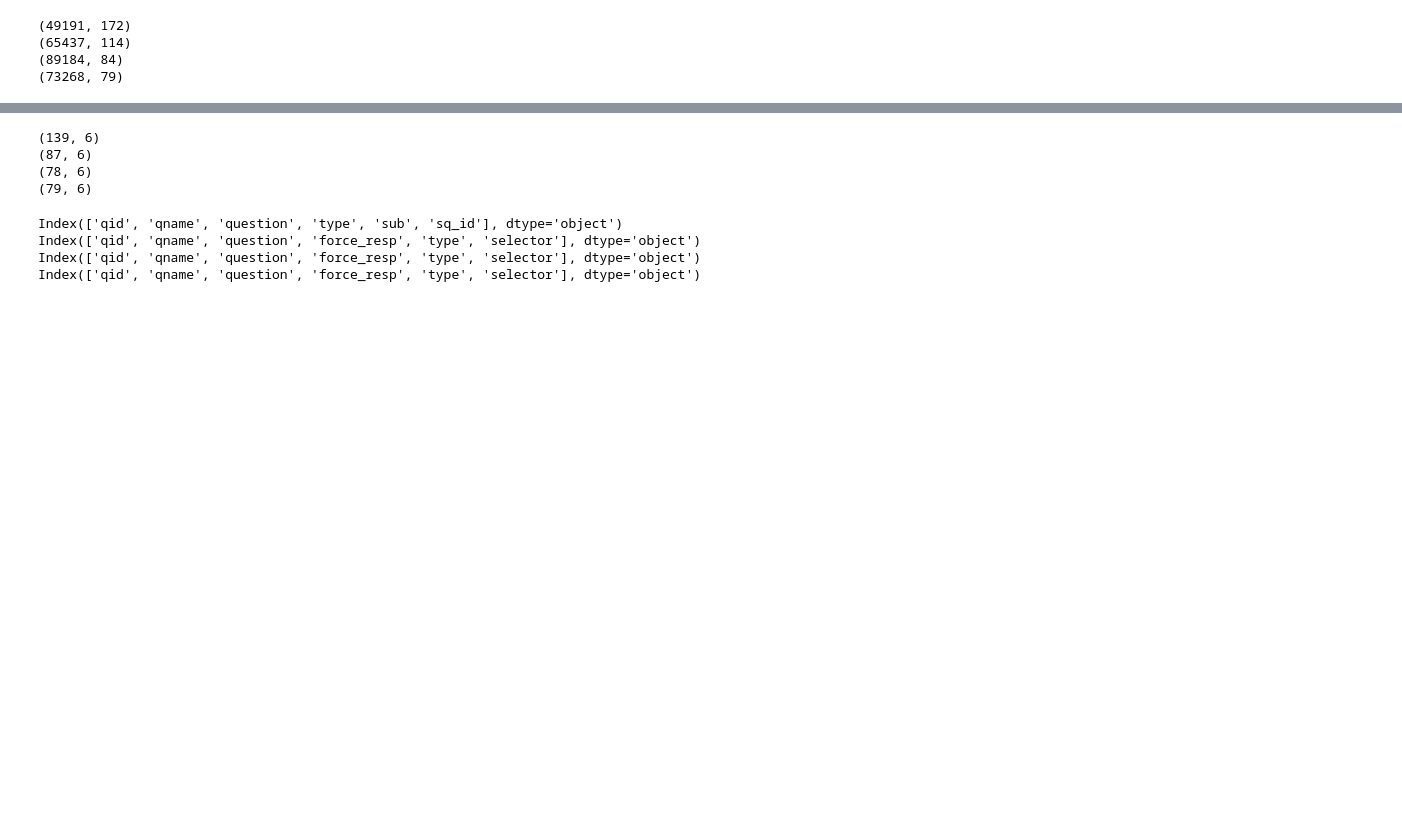
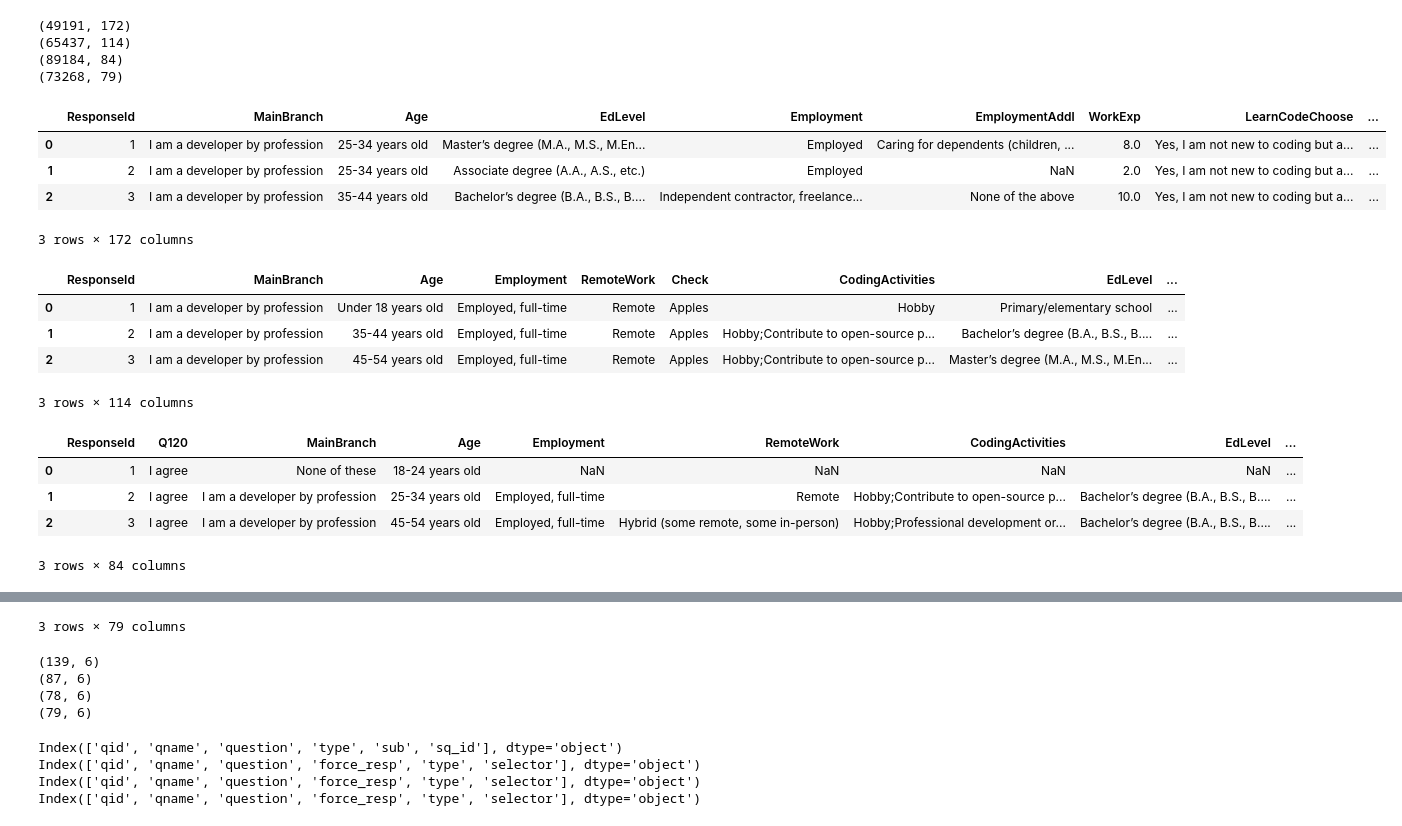
Before and after one commit to Olga13579/Data_Circle_Project-Stack_Overflow, a Jupyter notebook: Data_Circle_Project_Stack_Overflow.ipynb, the cells around one changed output, grey strips where cells are left out. Saved outputs shown, nothing was run; the diff lists cells and outputs as text; code cells hidden in the pictures; blank space fills up the shorter version.

```diff
--- a/Data_Circle_Project_Stack_Overflow.ipynb
+++ b/Data_Circle_Project_Stack_Overflow.ipynb
@@ -25,3 +25,24 @@ print(df22.shape)
 (65437, 114)
 (89184, 84)
 (73268, 79)
+# %%
+display(df25.head(3))
+display(df24.head(3))
+display(df23.head(3))
+display(df22.head(3))
+# %% [output]
+|  | ResponseId | MainBranch | Age | EdLevel | Employment | EmploymentAddl | WorkExp | LearnCodeChoose | ... |
+| 0 | 1 | I am a developer by profession | 25-34 years old | Master’s degree (M.A., M.S., M.En... | Employed | Caring for dependents (children, ... | 8.0 | Yes, I am not new to coding but a... | ... |
+| 1 | 2 | I am a developer by profession | 25-34 years old | Associate degree (A.A., A.S., etc.) | Employed | NaN | 2.0 | Yes, I am not new to coding but a... | ... |
+| 2 | 3 | I am a developer by profession | 35-44 years old | Bachelor’s degree (B.A., B.S., B.... | Independent contractor, freelance... | None of the above | 10.0 | Yes, I am not new to coding but a... | ... |
+3 rows × 172 columns
+|  | ResponseId | MainBranch | Age | Employment | RemoteWork | Check | CodingActivities | EdLevel | ... |
+| 0 | 1 | I am a developer by profession | Under 18 years old | Employed, full-time | Remote | Apples | Hobby | Primary/elementary school | ... |
+| 1 | 2 | I am a developer by profession | 35-44 years old | Employed, full-time | Remote | Apples | Hobby;Contribute to open-source p... | Bachelor’s degree (B.A., B.S., B.... | ... |
+| 2 | 3 | I am a developer by profession | 45-54 years old | Employed, full-time | Remote | Apples | Hobby;Contribute to open-source p... | Master’s degree (M.A., M.S., M.En... | ... |
+3 rows × 114 columns
+|  | ResponseId | Q120 | MainBranch | Age | Employment | RemoteWork | CodingActivities | EdLevel | ... |
+| 0 | 1 | I agree | None of these | 18-24 years old | NaN | NaN | NaN | NaN | ... |
+| 1 | 2 | I agree | I am a developer by profession | 25-34 years old | Employed, full-time | Remote | Hobby;Contribute to open-source p... | Bachelor’s degree (B.A., B.S., B.... | ... |
+| 2 | 3 | I agree | I am a developer by profession | 45-54 years old | Employed, full-time | Hybrid (some remote, some in-person) | Hobby;Professional development or... | Bachelor’s degree (B.A., B.S., B.... | ... |
+3 rows × 84 columns
@@ -28,3 +53,4 @@ print(df22.shape)
+3 rows × 79 columns
 # %%
 url5 = "https://github.com/StackExchange/Survey/raw/refs/heads/main/packages/archive/2025/schema.csv"
 url6 = "https://github.com/StackExchange/Survey/raw/refs/heads/main/packages/archive/2024/schema.csv"
```
Also changed, not shown: parts of 2 cells of this notebook.
